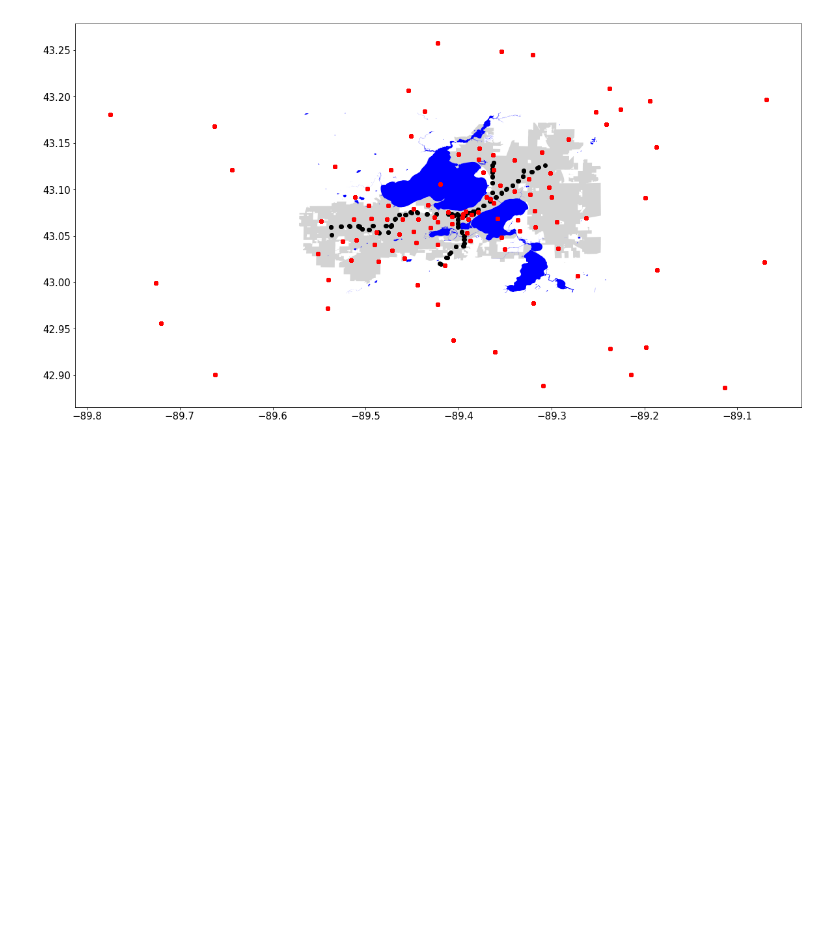
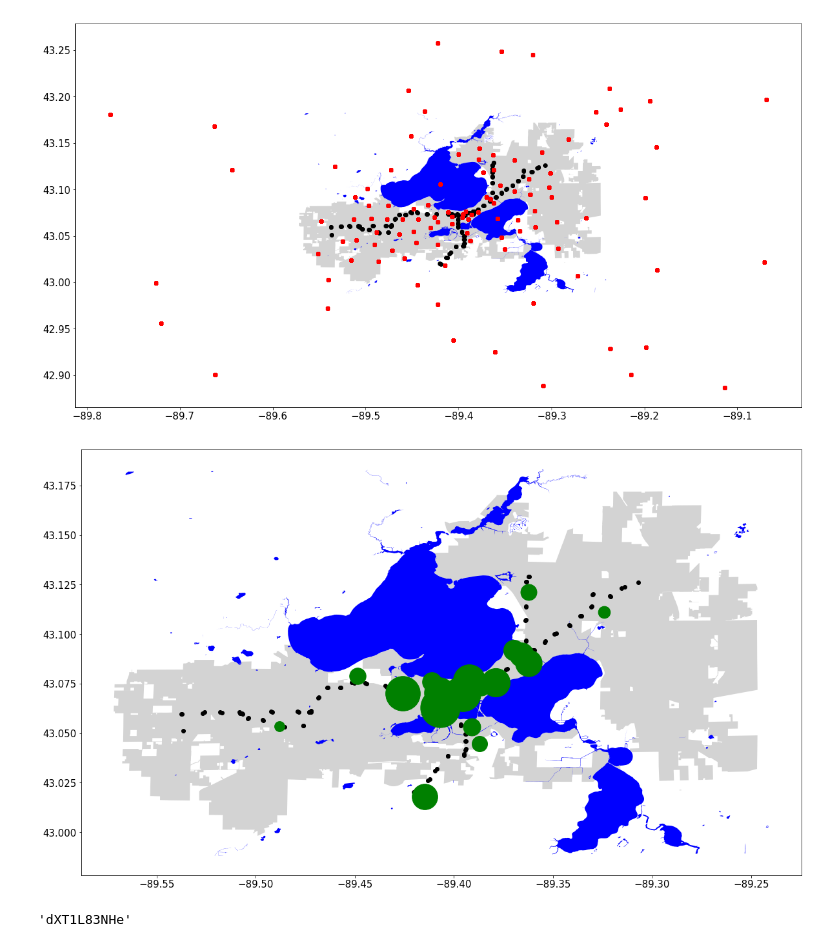
Before and after one commit to tylerharter/s19-city-t2, a Jupyter notebook: plan/Plantransportation.ipynb, the cells around one changed output. Saved outputs shown, nothing was run; the diff lists cells and outputs as text; code cells hidden in the pictures; blank space fills up the shorter version.

```diff
--- a/plan/Planning Transportation.ipynb
+++ b/plan/Plantransportation.ipynb
@@ -254,8 +254,8 @@ for index in wpdata["OBJECTID"]:
                     if distance <= 0.6:
                         dic.append(wpdata[wpdata["OBJECTID"]==index])
 
-data=pd.concat(dic)
-data.head()
+datas=pd.concat(dic)
+datas.head()
 # %% [output]
 |  | Bicycle | Bus | Carpool2 | Carpool3 | Carpool4 | Carpool5 | Carpool7 | DES_ID | DES_ID_1 | DES_LENGTH | ... |
 | OBJECTID |  |  |  |  |  |  |  |  |  |  | ... |
@@ -266,8 +266,9 @@ data.head()
 | 227 | 4.0 | 4.0 | 10.0 | 0.0 | 0.0 | 0.0 | 0.0 | 11.01 | 11.01 | 11461.41581 | ... |
 5 rows × 31 columns
 # %%
+data = copy.deepcopy(datas)
 data=data.drop_duplicates(subset=["OBJECTID"], keep="first")
-data.head()
+data
 # %% [output]
 |  | Bicycle | Bus | Carpool2 | Carpool3 | Carpool4 | Carpool5 | Carpool7 | DES_ID | DES_ID_1 | DES_LENGTH | ... |
 | OBJECTID |  |  |  |  |  |  |  |  |  |  | ... |
@@ -752,6 +764,44 @@ ws.plot(color="red", ax=ax)
 # %% [output]
 <matplotlib.axes._subplots.AxesSubplot at 0x...>
 [figure]
+# %%
+#annotate commute data from the origional wpdata
+#making the dots bigger according to travel size
+#reference_____https://pynative.com/python-generate-random-string/
+import random
+import string
+ax = madison.plot(color="lightgray", figsize=(20,20))
+lakes.plot(color="blue", ax=ax)
+bs.plot(color="black", ax=ax)
+
+
+data.fillna(0, inplace=True)
+for index in data["OBJECTID"]:
+    locat = data[data["OBJECTID"]==index]
+    coordinates = locat["coordinates"]
+    for coor in coordinates:
+        homedic = []
+        homedic.append(Point(float(coor[0]),float(coor[1])))
+        hcoords = pd.Series(homedic)
+        hs = pd.DataFrame({"Coordinates": hcoords})
+        hs = geopandas.GeoDataFrame(hs, geometry='Coordinates')
+        total = locat["Total"]
+        pop=float(total)*5
+        #print(pop)
+        lettersAndDigits = string.ascii_letters + string.digits
+        counter =''.join(random.choice(lettersAndDigits) for i in range(10))
+        counter = hs
+        counter.plot(color="green", ax=ax, markersize=pop)
+# %% [output]
+[figure, added]
+# %%
+import random
+import string
+lettersAndDigits = string.ascii_letters + string.digits
+count=''.join(random.choice(lettersAndDigits) for i in range(10))
+count
+# %% [output]
+'dXT1L83NHe'
 # %%
 #http://data-cityofmadison.opendata.arcgis.com/datasets/3afa8d889c8541ec8cbd89c5845921a2_26
 #2015 ridership data by stops
```
Also changed, not shown: parts of 1 cell of this notebook.
